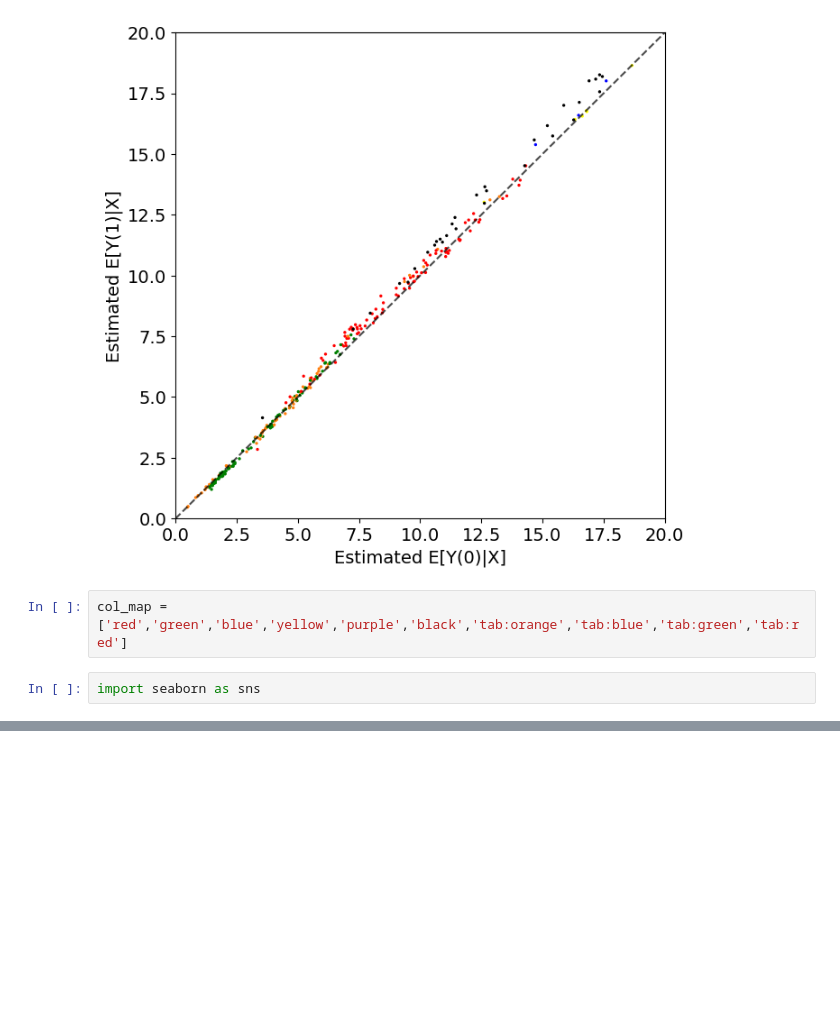
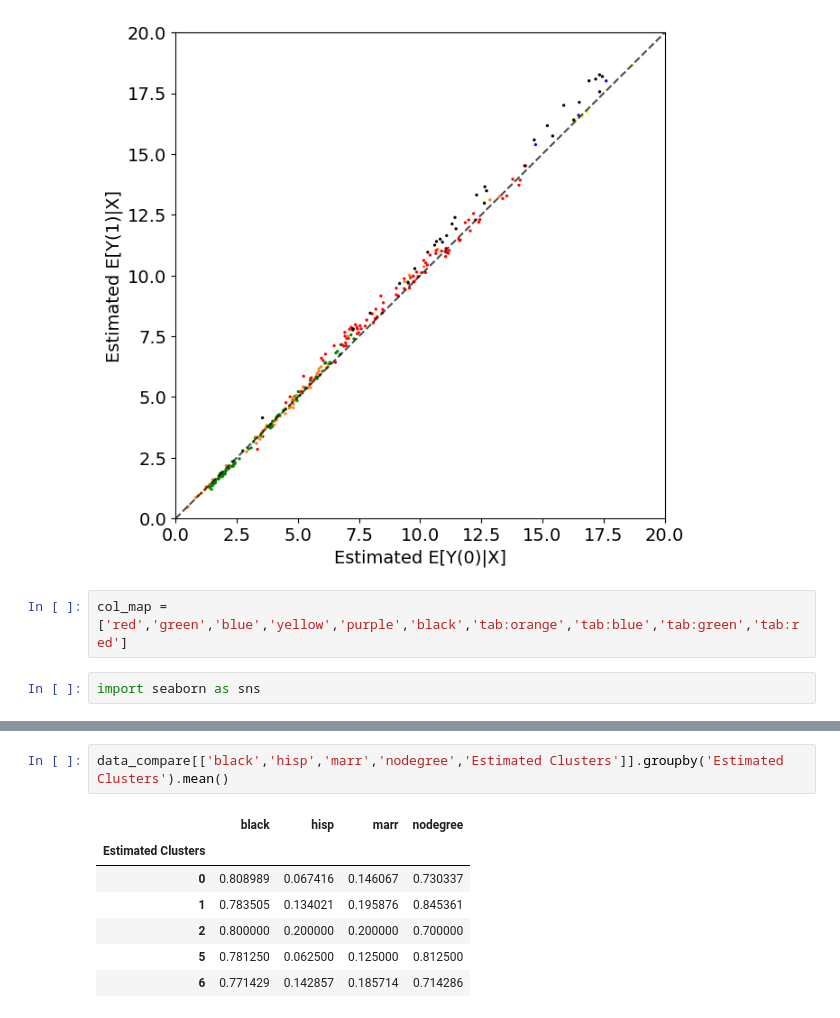
Before and after one commit to titzehong/HTE-Project-, a Jupyter notebook: Experiement 2 NSW.ipynb, the cells around one changed output, grey strips where cells are left out. Saved outputs shown, nothing was run; the diff lists cells and outputs as text; blank space fills up the shorter version.

```diff
--- a/Experiement 2 NSW.ipynb
+++ b/Experiement 2 NSW.ipynb
@@ -449,0 +484,10 @@ print(res.summary())
+# %%
+data_compare[['black','hisp','marr','nodegree','Estimated Clusters']].groupby('Estimated Clusters').mean()
+# %% [output]
+|  | black | hisp | marr | nodegree |
+| Estimated Clusters |  |  |  |  |
+| 0 | 0.808989 | 0.067416 | 0.146067 | 0.730337 |
+| 1 | 0.783505 | 0.134021 | 0.195876 | 0.845361 |
+| 2 | 0.800000 | 0.200000 | 0.200000 | 0.700000 |
+| 5 | 0.781250 | 0.062500 | 0.125000 | 0.812500 |
+| 6 | 0.771429 | 0.142857 | 0.185714 | 0.714286 |
```
Also changed, not shown: parts of 20 cells of this notebook, 2 other files.
